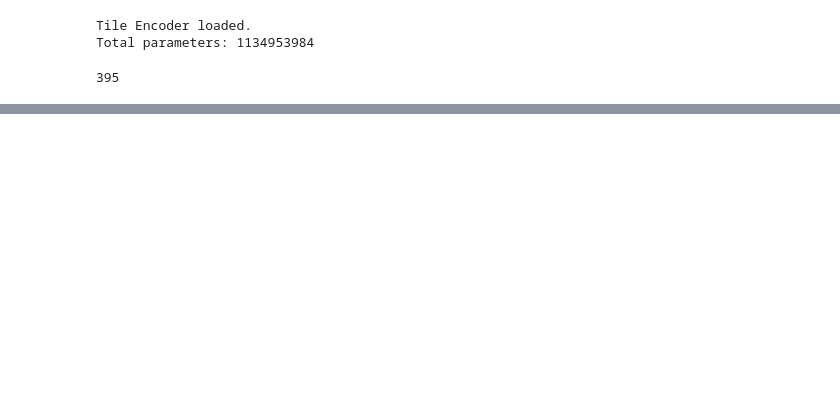
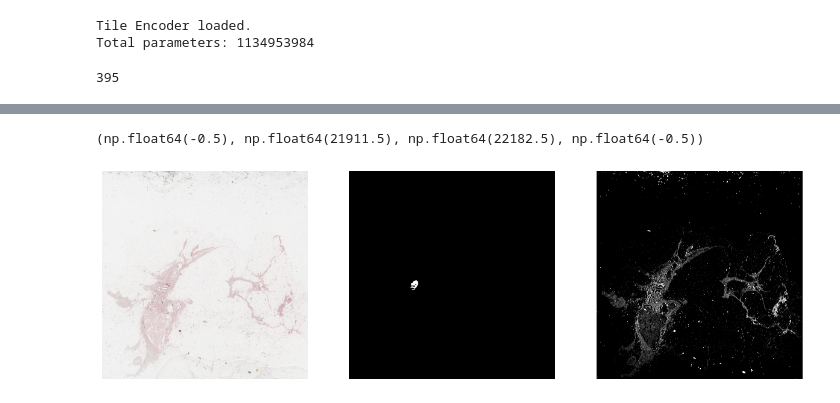
Before and after one commit to sudeonder/wsi-retrieval, a Jupyter notebook: notebooks/yottixel-patched-pipeline/yottixel-patching.ipynb, the cells around one changed output, grey strips where cells are left out. Cells and saved outputs as stored; diff of their text form; code cells hidden in the pictures; blank space fills up the shorter version.

```diff
--- a/notebooks/yottixel-patched-pipeline/yottixel-patching.ipynb
+++ b/notebooks/yottixel-patched-pipeline/yottixel-patching.ipynb
@@ -312,0 +479,21 @@ Uploaded embeddings to patch-embeddings/train/BRACS_1486_embeddings.pt
+# %%
+SLIDE_PATH = "BRACS/BRACS_WSI/train/Group_AT/Type_ADH/BRACS_1379.svs"
+
+blob = bucket.blob(SLIDE_PATH)
+
+local_slide = SLIDE_PATH.split("/")[-1]
+print(f"Downloading {SLIDE_PATH} to ./{local_slide} …")
+blob.download_to_filename(local_slide)
+print("Download complete.")
+
+# 6. Open with OpenSlide
+slide = openslide.open_slide(local_slide)
+
+import matplotlib.pyplot as plt
+%matplotlib inline
+
+thumbnail = slide.get_thumbnail((500, 500))
+cthumbnail = clean_thumbnail(thumbnail)
+tissue_mask = (cthumbnail.mean(axis=2) != 255)*1.
+
+tissue_mask2 = compute_tissue_mask(slide)
@@ -312,0 +503,16 @@ Uploaded embeddings to patch-embeddings/train/BRACS_1486_embeddings.pt
+# %%
+plt.figure(figsize=(15, 5))
+plt.subplot(1, 3, 1)
+plt.imshow(thumbnail)
+plt.axis('off')
+
+plt.subplot(1, 3, 2)
+plt.imshow(tissue_mask, cmap='Greys_r')
+plt.axis('off')
+
+plt.subplot(1, 3, 3)
+plt.imshow(tissue_mask2, cmap='Greys_r')
+plt.axis('off')
+# %% [output]
+(np.float64(-0.5), np.float64(21911.5), np.float64(22182.5), np.float64(-0.5))
+[figure, added]
```
Also changed, not shown: parts of 12 cells of this notebook.
